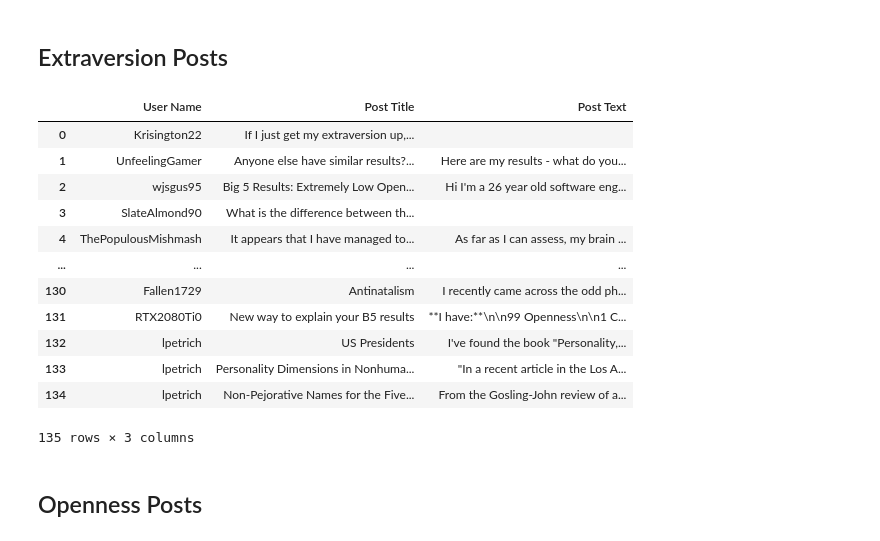
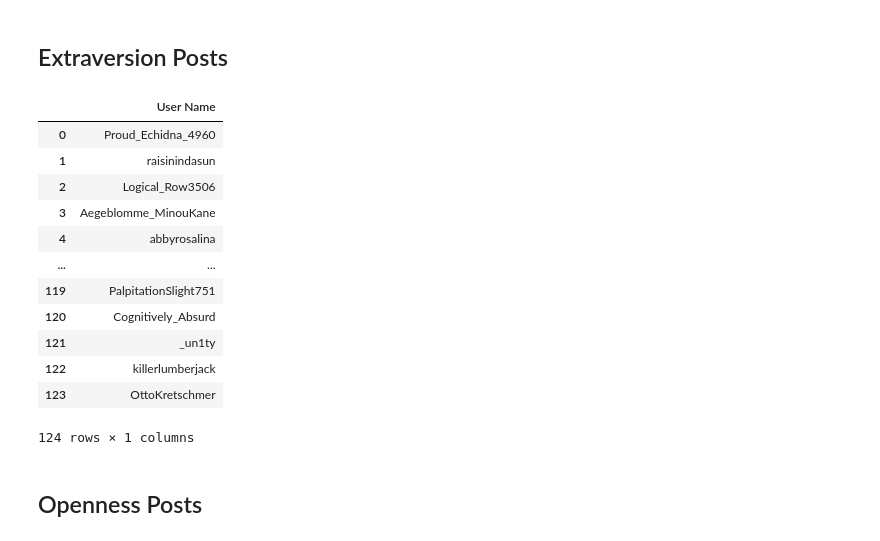
Before and after one commit to TanmoyPaul1/Natural-Language-Processing, a Jupyter notebook: src/Reddit_API.ipynb, the cells around one changed output. Saved outputs shown, nothing was run; the diff lists cells and outputs as text; code cells hidden in the pictures.

```diff
--- a/src/Reddit_API.ipynb
+++ b/src/Reddit_API.ipynb
@@ -1,7 +1,7 @@
 # %%
 CLIENT_ID = "doZap8T-60t8-8SsgzKPxg"
 # Add secret key
-SECRET_KEY  = ""
+SECRET_KEY  = "MTfNpx9VzIj1ZB6vk6NSDnYeEtpjxA"
 # %%
 with open('pwd.txt', 'r') as file:
     pw = file.read()
@@ -27,17 +27,14 @@ subreddit = reddit.subreddit("BigFive")
 neuroticism_data = {}
 neuroticism_df = pd.DataFrame(neuroticism_data)
 neuroticism_user_names = []
-neuroticism_title = []
-neuroticism_text = []
 
 subreddit_search = subreddit.search("neuroticism", limit = None)
 for post in subreddit_search:
     neuroticism_user_names.append(post.author.name)
-    neuroticism_title.append(post.title)
-    neuroticism_text.append(post.selftext)
+
+# Get unique only
+neuroticism_user_names = list(set(neuroticism_user_names))
 
 neuroticism_df['User Name'] = neuroticism_user_names
-neuroticism_df['Post Title'] = neuroticism_title
-neuroticism_df['Post Text'] = neuroticism_text
 neuroticism_df
 # %% [output]
@@ -59,34 +56,31 @@ neuroticism_df
 # %%
 extraversion_data = {}
 extraversion_df = pd.DataFrame(extraversion_data)
 extraversion_user_names = []
-extraversion_title = []
-extraversion_text = []
 
 subreddit_search = subreddit.search("extraversion", limit = None)
 for post in subreddit_search:
     extraversion_user_names.append(post.author.name)
-    extraversion_title.append(post.title)
-    extraversion_text.append(post.selftext)
+
+# Get unique only
+extraversion_user_names = list(set(extraversion_user_names))
 
 extraversion_df['User Name'] = extraversion_user_names
-extraversion_df['Post Title'] = extraversion_title
-extraversion_df['Post Text'] = extraversion_text
 extraversion_df
 # %% [output]
-|  | User Name | Post Title | Post Text |
-| 0 | Krisington22 | If I just get my extraversion up,... |  |
-| 1 | UnfeelingGamer | Anyone else have similar results?... | Here are my results - what do you... |
-| 2 | wjsgus95 | Big 5 Results: Extremely Low Open... | Hi I'm a 26 year old software eng... |
-| 3 | SlateAlmond90 | What is the difference between th... |  |
-| 4 | ThePopulousMishmash | It appears that I have managed to... | As far as I can assess, my brain ... |
-| ... | ... | ... | ... |
-| 130 | Fallen1729 | Antinatalism | I recently came across the odd ph... |
-| 131 | RTX2080Ti0 | New way to explain your B5 results | **I have:**\n\n99 Openness\n\n1 C... |
-| 132 | lpetrich | US Presidents | I've found the book "Personality,... |
-| 133 | lpetrich | Personality Dimensions in Nonhuma... | "In a recent article in the Los A... |
-| 134 | lpetrich | Non-Pejorative Names for the Five... | From the Gosling-John review of a... |
+|  | User Name |
+| 0 | Proud_Echidna_4960 |
+| 1 | raisinindasun |
+| 2 | Logical_Row3506 |
+| 3 | Aegeblomme_MinouKane |
+| 4 | abbyrosalina |
+| ... | ... |
+| 119 | PalpitationSlight751 |
+| 120 | Cognitively_Absurd |
+| 121 | _un1ty |
+| 122 | killerlumberjack |
+| 123 | OttoKretschmer |
-135 rows × 3 columns
+124 rows × 1 columns
 # %% [markdown]
 ## Openness Posts
 # %%
```
Also changed, not shown: parts of 13 cells of this notebook.
